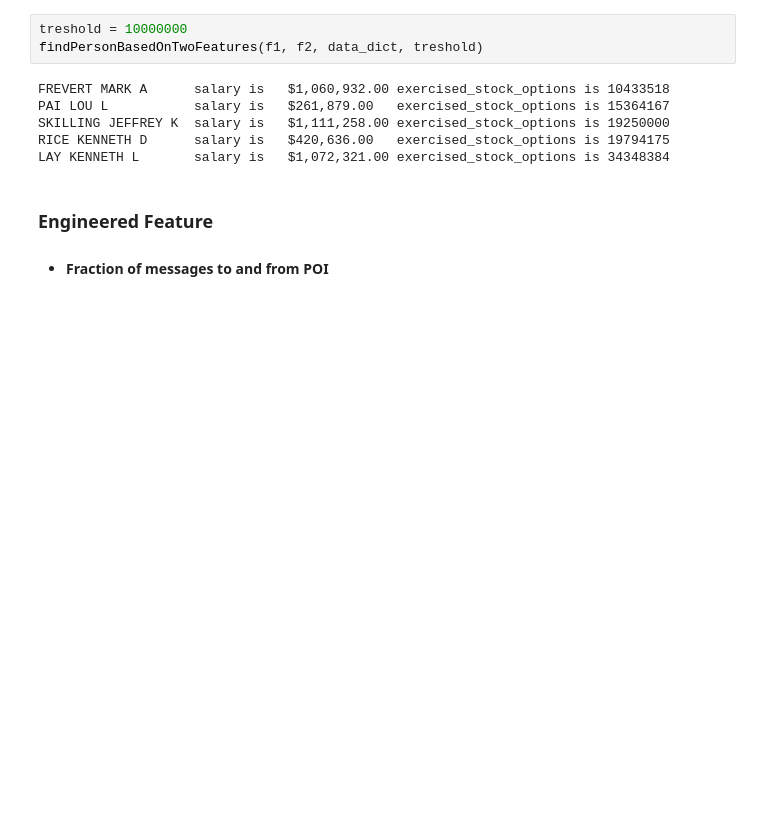
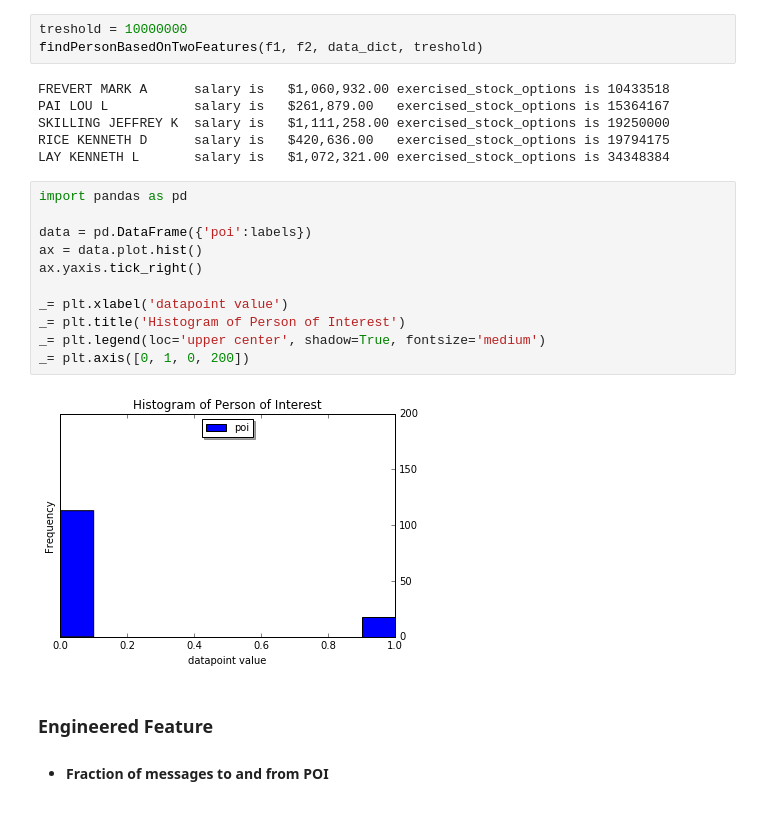
Before and after one commit to omoju/identifyFraudFromEnronEmail, a Jupyter notebook: IdentifyFraudFromEnronEmail.ipynb, the cells around one changed output. Saved outputs shown, nothing was run; the diff lists cells and outputs as text; blank space fills up the shorter version.

Commit message:
feat: plot poi

```diff
--- a/IdentifyFraudFromEnronEmail.ipynb
+++ b/IdentifyFraudFromEnronEmail.ipynb
@@ -86,6 +86,19 @@ PAI LOU L           salary is   $261,879.00   exercised_stock_options is 1536416
 SKILLING JEFFREY K  salary is   $1,111,258.00 exercised_stock_options is 19250000
 RICE KENNETH D      salary is   $420,636.00   exercised_stock_options is 19794175
 LAY KENNETH L       salary is   $1,072,321.00 exercised_stock_options is 34348384
+# %%
+import pandas as pd
+
+data = pd.DataFrame({'poi':labels})
+ax = data.plot.hist()
+ax.yaxis.tick_right()
+
+_= plt.xlabel('datapoint value')
+_= plt.title('Histogram of Person of Interest')
+_= plt.legend(loc='upper center', shadow=True, fontsize='medium')
+_= plt.axis([0, 1, 0, 200])
+# %% [output]
+[figure, added]
 # %% [markdown]
 ### Engineered Feature
 - #### Fraction of messages to and from POI
```
Also changed, not shown: parts of 1 cell of this notebook, 3 other files.
